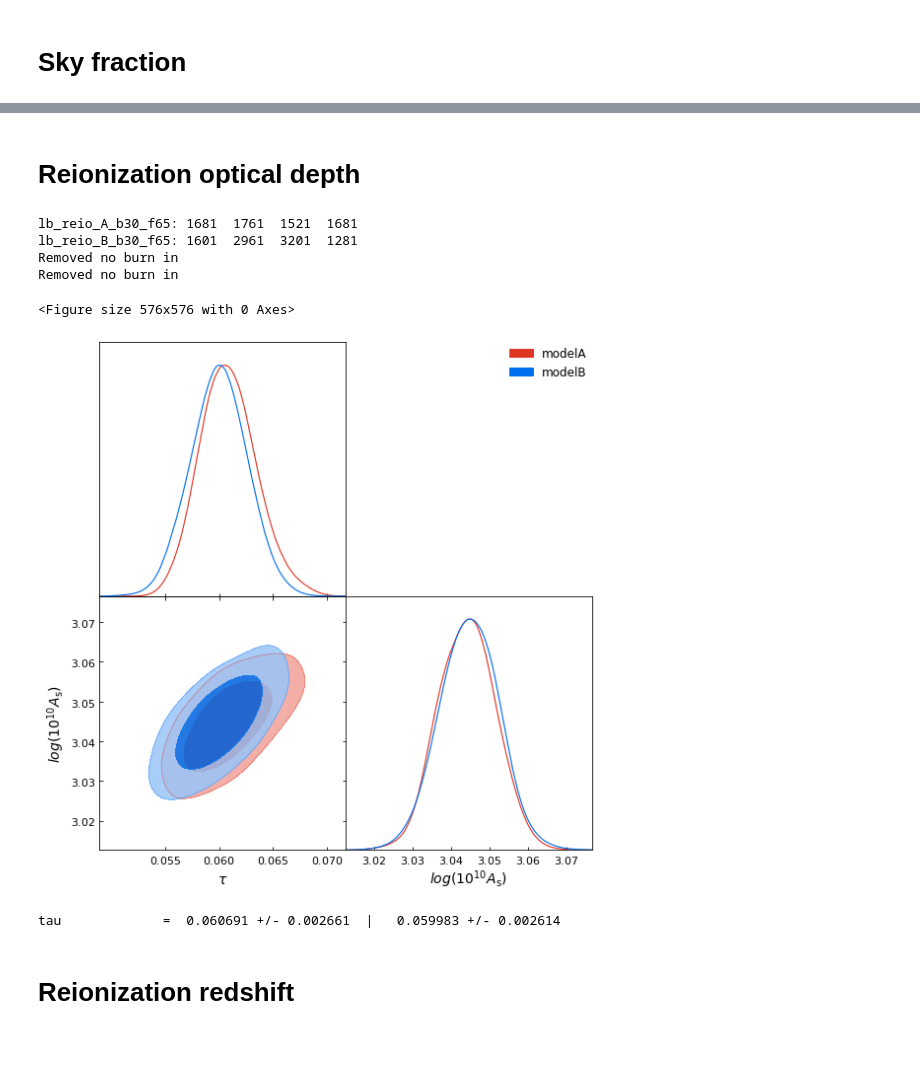
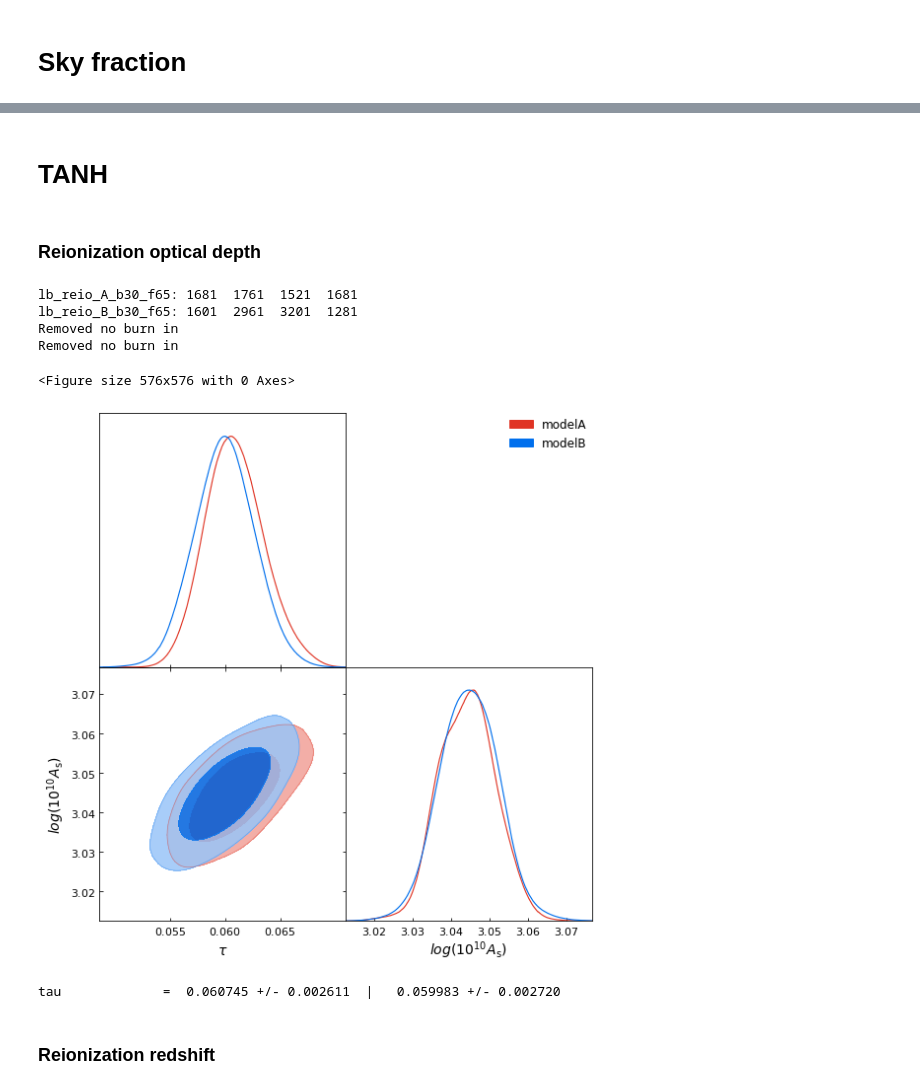
Before and after one commit to litebird/reionization, a Jupyter notebook: LB_forecast_Paris/lbreio.ipynb, the cells around one changed output, grey strips where cells are left out. Drawn from its saved outputs; the diff is of its cells as text; code cells hidden in the pictures; blank space fills up the shorter version.

```diff
--- a/LB_forecast_Paris/lbreio.ipynb
+++ b/LB_forecast_Paris/lbreio.ipynb
@@ -37,7 +58,7 @@ legend()
 # %%
 fsky = [55,65,75,85,95]
 runnames = [f"lb_reio_A_b30_f{f}" for f in fsky]
-chains = [MCtools.mergeMC( "%s/%s/mcmc" % (DBdir,run), burnin=0.4) for run in runnames]
+chains = [MCtools.mergeMC( "%s/%s/mcmc" % (DBdir,run), burnin=0.6) for run in runnames]
 listpar = ['tau','logA']
 labels = [MCtools.parname.get(p,p).replace('$','') for p in listpar]
 samples = [MCSamples( samples=[ chain[p] for p in listpar], names=listpar, labels=labels) for chain in chains]
@@ -77,27 +91,28 @@ plot( fsky, [MCtools.MaxPosterior(c, 'tau')[2] for c in chains])
+# %% [markdown]
+# TANH
 # %% [markdown]
-# Reionization optical depth
+### Reionization optical depth
 # %%
-#runnames = ["lb_reio_A_30arcmin","lb_reio_B_30arcmin"]
 runnames = ["lb_reio_A_b30_f65","lb_reio_B_b30_f65"]
-chains = [MCtools.mergeMC( "%s/%s/mcmc" % (DBdir,run), burnin=0.4) for run in runnames]
+chains = [MCtools.mergeMC( "%s/%s/mcmc" % (DBdir,run), burnin=0.6) for run in runnames]
 listpar = ['tau','logA']
 labels = [MCtools.parname.get(p,p).replace('$','') for p in listpar]
 samples = [MCSamples( samples=[ chain[p] for p in listpar], names=listpar, labels=labels) for chain in chains]
 
 g = plots.getSinglePlotter(width_inch=8, ratio=1)
 g.triangle_plot(samples, listpar, filled = True,
                 legend_labels = ["modelA", "modelB"],legend_loc = 'upper right')
 # %% [output]
 lb_reio_A_b30_f65: 1681  1761  1521  1681
 lb_reio_B_b30_f65: 1601  2961  3201  1281
 Removed no burn in
 Removed no burn in
 <Figure size 576x576 with 0 Axes>
-[figure, old version]
+[figure, new version]
 # %%
 MCtools.PrintMax( chains, 'tau')
 # %% [output]
-tau             =  0.060691 +/- 0.002661  |   0.059983 +/- 0.002614
+tau             =  0.060745 +/- 0.002611  |   0.059983 +/- 0.002720
-# %% [markdown]
-# Reionization redshift
+# %% [markdown]
+### Reionization redshift
 # %%
```
Also changed, not shown: parts of 47 cells of this notebook.
